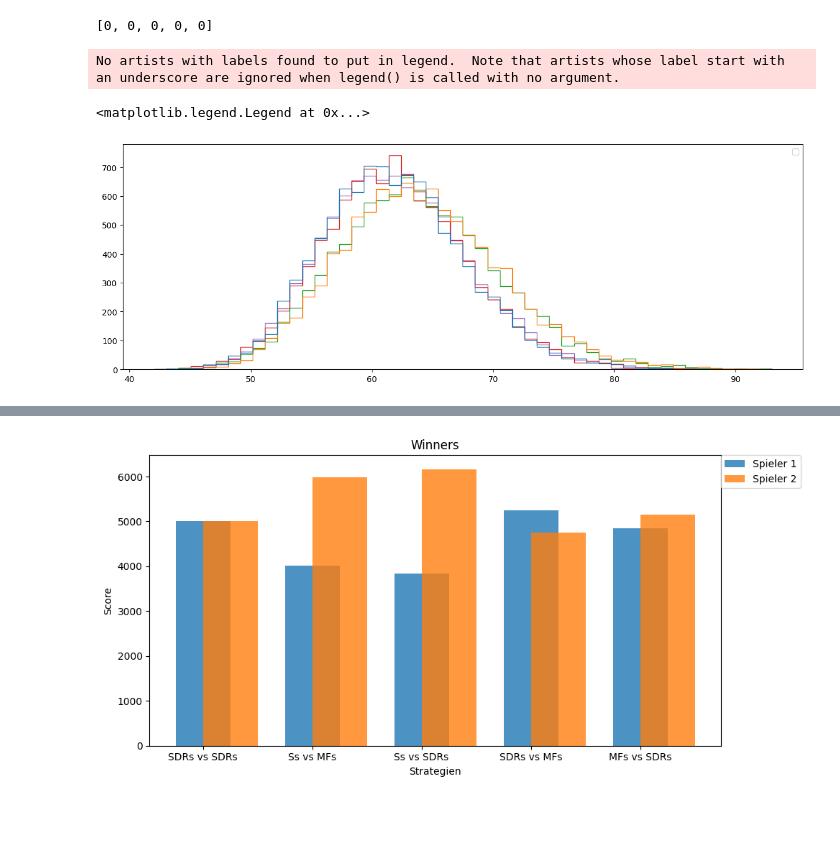
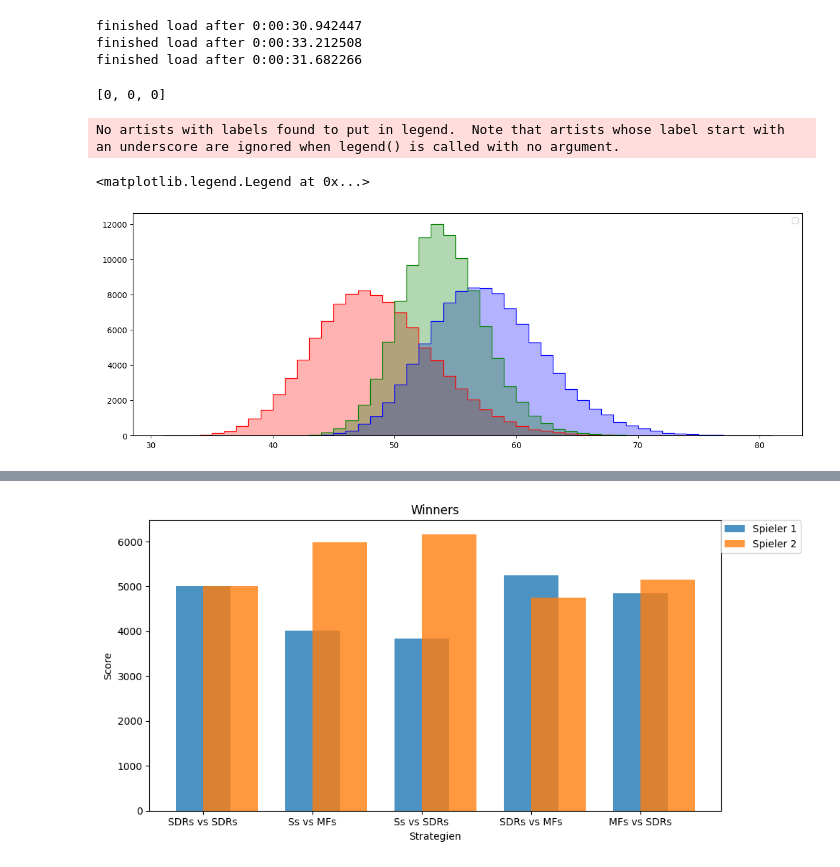
Before and after one commit to LukasWallisch/game-ur-analysis, a Jupyter notebook: src/whoWins.ipynb, the cells around one changed output, grey strips where cells are left out. Cells and saved outputs as stored; diff of their text form; code cells hidden in the pictures; blank space fills up the shorter version.

```diff
--- a/src/whoWins.ipynb
+++ b/src/whoWins.ipynb
@@ -1,11 +1,9 @@
 # %%
-import random
+
 import json
 import numpy as np
-from src.gameSimulation.GameUr import GameUr, Player, Dice, GameSettings
-import src.gameSimulation.Strategies as Strats
-import src.gameSimulation.Multirun as Multirun
-import gameBoardDisplay as gbd
+
+from datetime import datetime
 
 from scipy import stats
 
@@ -22,5 +20,5 @@ mplstyle.use('fast')
 mplstyle.use('default')
 # mpl.rcParams['figure.figsize'] = [20, 10]
 
-colors = ["lightgreen", "yellow", "red"]
+colors = ["green", "blue", "red"]
 cmap = LinearSegmentedColormap.from_list("mycmap", colors)
@@ -108,3 +25,27 @@ finish pool
+# %%
+h = []
+id = 0
+for i in range(3):
+    delta0 = datetime.now()
+    with open("G:/Uni/BA/data/history_data_{:02d}_{:02d}.json".format(id, i), "r") as f:
+        h.append(json.load(f))
+    delta1 = datetime.now()
+    print("finished load after", delta1-delta0)
+len(h)
+
+xlabels=[
+      # "MFs vs MFs",
+      # "Ss vs Ss",
+      "SDRs vs SDRs",
+      "Ss vs MFs",
+      "Ss vs SDRs",
+      "SDRs vs MFs",
+      "MFs vs SDRs",
+      ]
+# %% [output]
+finished load after 0:00:30.942447
+finished load after 0:00:33.212508
+finished load after 0:00:31.682266
 # %%
 gl = [[x["gameLength"] for x in h_] for h_ in h]
 gl_stacked = [[(i,gl_.count(i)) for i in range(np.min(gl_),np.max(gl_)+1)] for gl_ in gl]
@@ -115,20 +56,21 @@ gl_stacked = [[(i,gl_.count(i)) for i in range(np.min(gl_),np.max(gl_)+1)] for g
 # np.min(gl)
 # np.max(gl)
 # %% [output]
-[0, 0, 0, 0, 0]
+[0, 0, 0]
 # %%
 fig, ax = plt.subplots(figsize=[15, 5])
 
 # for i,gl_stacked_ in enumerate(gl_stacked):
 #         ax.bar([x for x, _ in gl_stacked_], [
 #                 y for _, y in gl_stacked_], alpha=0.5, label=xlabels[i])
 #         # ax.plot(gl[i], alpha=0.5)
-ax.hist(gl,histtype="step",bins=50,)
+ax.hist(gl,color=colors,histtype="step",bins=range(min(min(gl)),max(max(gl))))
+ax.hist(gl, color=colors,histtype="stepfilled", alpha=.3, bins=range(min(min(gl)), max(max(gl))))
 plt.legend()
 # %% [output]
 No artists with labels found to put in legend.  Note that artists whose label start with an underscore are ignored when legend() is called with no argument.
 <matplotlib.legend.Legend at 0x...>
-[figure, old version]
+[figure, new version]
 # %%
 [{"strats":[s.getName() for s in gs[i].getStrategies()],"min":np.min(gl_),"median":np.median(gl_),"avg":np.average(gl_),"max":np.max(gl_)} for i,gl_ in enumerate(gl)]
 # %% [output]
```
Also changed, not shown: parts of 4 cells of this notebook, 12 other files.
